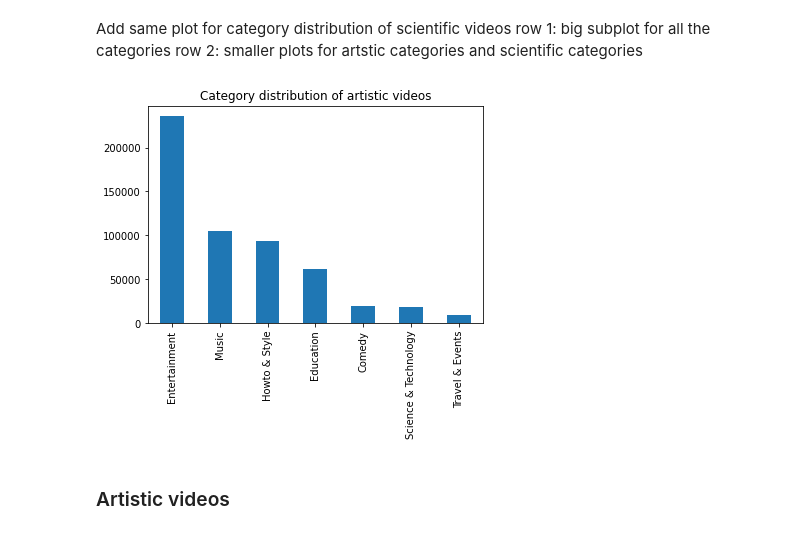
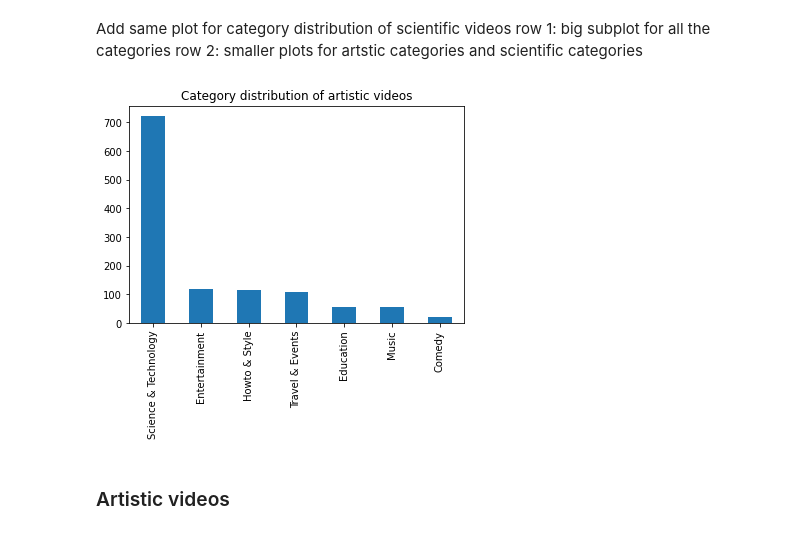
Before and after one commit to epfl-ada/ada-2022-project-geksada, a Jupyter notebook: preliminary_analysis.ipynb, the cells around one changed output. Drawn from its saved outputs; the diff is of its cells as text; code cells hidden in the pictures.

```diff
--- a/preliminary_analysis.ipynb
+++ b/preliminary_analysis.ipynb
@@ -195,3 +195,21 @@ Explain how we categorize and filter scientific videos between theoretical and p
 Not based on categories but only on dictionary filtering.
 
 Define dictionaries for theoretical and practical science videos.
+# %%
+# Science words
+words_path_natural = "dictionaries/natural_science.txt"
+words_path_technical = "dictionaries/technical_science.txt"
+
+natural_science = pd.read_csv(words_path_natural)
+technical_science = pd.read_csv(words_path_technical)
+
+natural_words = natural_science.values
+technical_words = technical_science.values
+
+natural_words = natural_words.flatten()
+technical_words = technical_words.flatten()
+
+# maybe only print samples of each
+
+print(natural_words)
+print(technical_words)
@@ -197,0 +234,5 @@ Define dictionaries for theoretical and practical science videos.
+# %%
+df_meta_16['natural_science'] = df_meta_16['tags'].apply(lambda x : check_tags_in_list(x, natural_words))
+df_meta_16['technical_science'] = df_meta_16['tags'].apply(lambda x : check_tags_in_list(x, technical_words))
+df_meta_16["science"] = 0
+df_meta_16["science"].loc[(df_meta_16.natural_science == 1) | (df_meta_16.technical_science == 1)] = 1
@@ -198,5 +244,8 @@ Define dictionaries for theoretical and practical science videos.
+# %%
+df_meta_16['natural_science_word'] = df_meta_16['tags'].apply(lambda x : return_word_in_list(x, natural_words))
+df_meta_16['technical_science_word'] = df_meta_16['tags'].apply(lambda x : return_word_in_list(x, technical_words))
 # %%
-df_science = df_meta_16.loc[df_meta_16.categories == "Science & Technology"]
+df_science = df_meta_16.loc[df_meta_16.science == 1]
 # %% [markdown]
 #### User profiles
 # %% [markdown]
@@ -221,11 +270,11 @@ row 1: big subplot for all the categories
 row 2: smaller plots for artstic categories and scientific categories
 # %%
 plt.figure()
-df_art.categories.value_counts().plot(kind='bar')
+df_science.categories.value_counts().plot(kind='bar')
 plt.title("Category distribution of artistic videos")
 plt.show()
 # %% [output]
-[figure, old version]
+[figure, new version]
 # %% [markdown]
 ### Artistic videos
 # %% [markdown]
```
Also changed, not shown: parts of 33 cells of this notebook, 2 other files.
